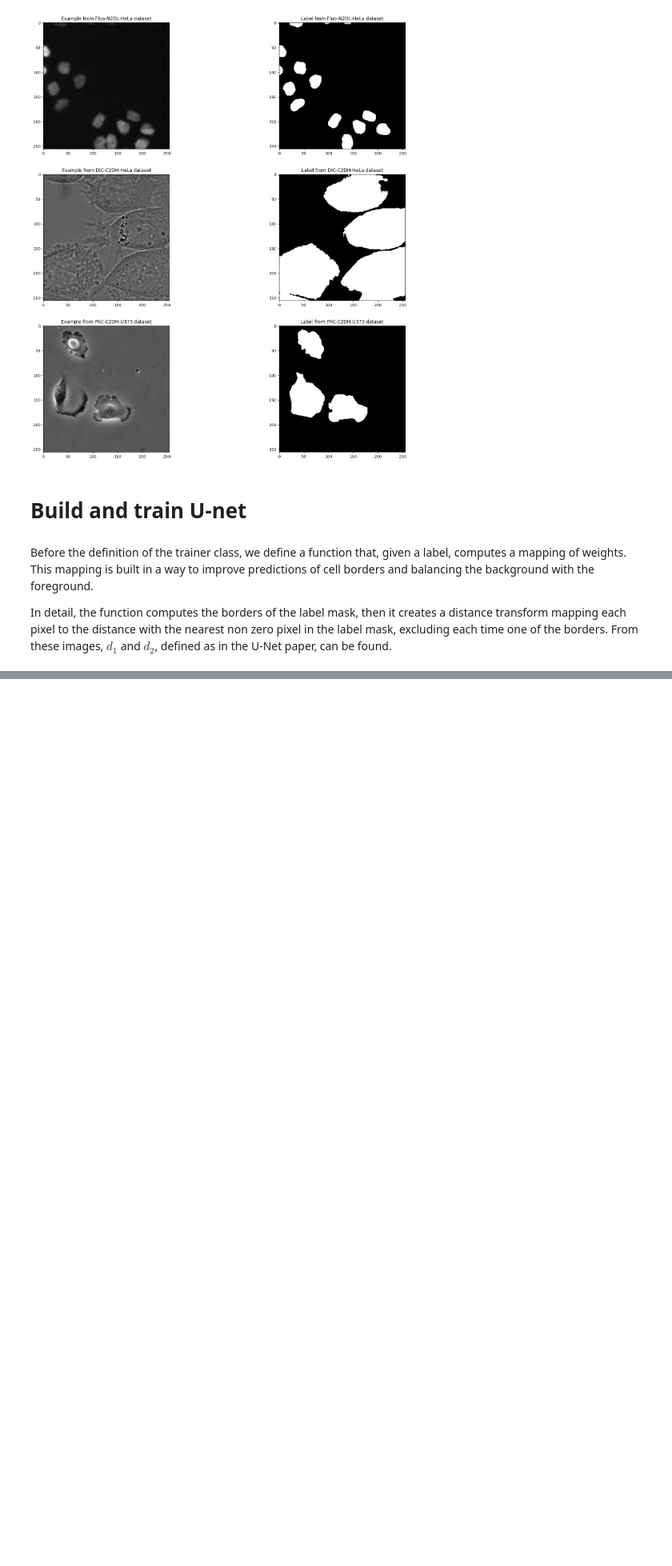
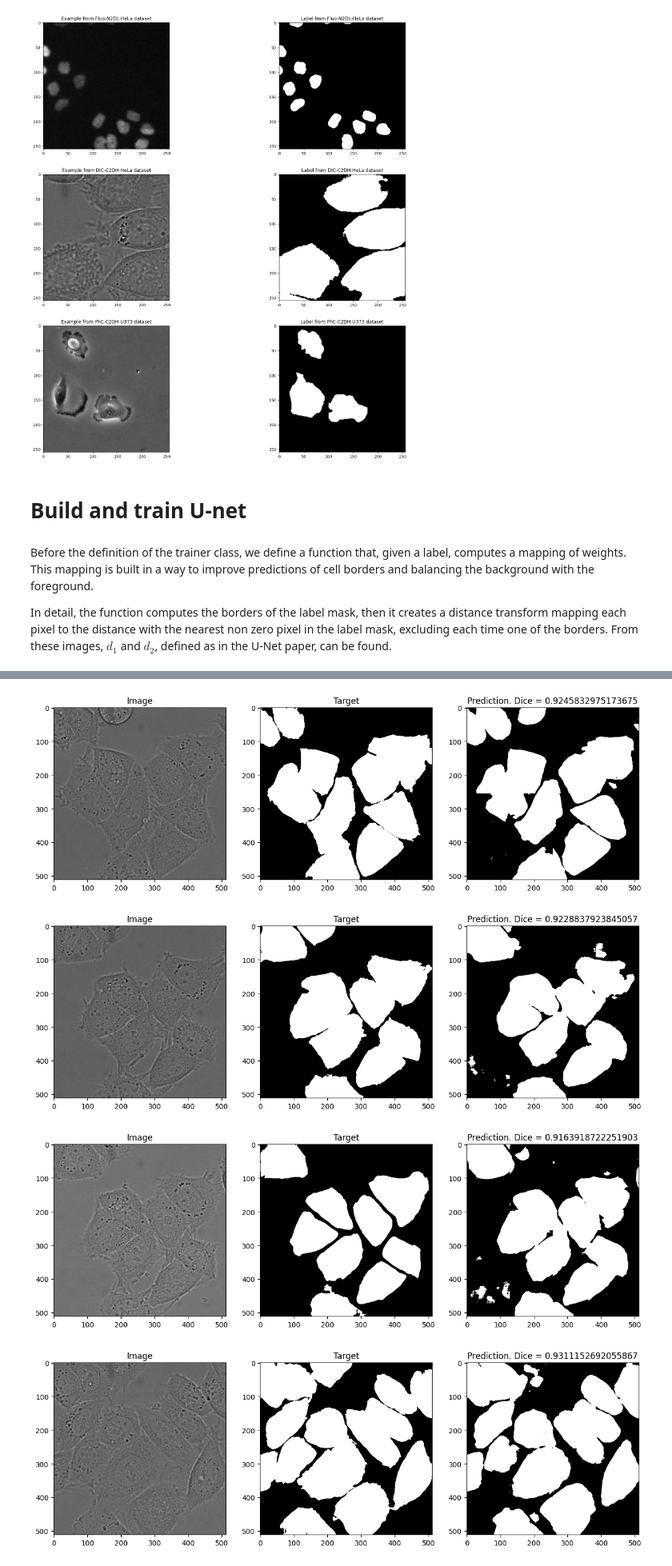
Before and after one commit to mattia01017/CNN-cell-segmentation, a Jupyter notebook: CNNcellSegm.ipynb, the cells around one changed output, grey strips where cells are left out. Shown at 80% size. Drawn from its saved outputs; the diff is of its cells as text; code cells hidden in the pictures; blank space fills up the shorter version.

Commit message:
Train model on whole DIC-C2DH-HeLa dataset

```diff
--- a/CNNcellSegm.ipynb
+++ b/CNNcellSegm.ipynb
@@ -811,9 +875,9 @@ model_selector = GridSearchCVSelection(
       "hidden_layers": [3,5,7],
       "first_hidden_dim": [32,64],
       "kernel_size": [3],
-      "skip_mode": ["concat", "add"],
-      "upsampling_mode": ["transpose", "interpolate"],
-      "dropout": [0, .5],
+      "skip_mode": ["add", "concat"],
+      "upsampling_mode": ["interpolate", "transpose"],
+      "dropout": [.5],
     },
     trainer_type=UNetTrainer,
     optimizer_type=optim.Adam,
@@ -823,7 +887,7 @@ model_selector = GridSearchCVSelection(
         "factor": 0.1,
         "patience": 50,
     },
-    loss_type=partial(PixelwiseWeightedLoss, weight_mapper=weight_mapper)
+    loss_type=partial(PixelwiseWeightedLoss, loss_factory=nn.CrossEntropyLoss, weight_mapper=weight_mapper)
 )
 
 best_params, loss = model_selector.run(
@@ -855,5 +919,14 @@ Epoch: [8/20], Total iterations: 120, Current learning rate: 0.001, Training Los
 # %%
-train_dataset, val_dataset = torch.utils.data.random_split(dic_data, [0.8, 0.2])
+full_dic_data = load_datasets(
+    Path("DIC-C2DH-HeLa"),
+    phase="train",
+    patch_size=patch_size,
+    stride=stride,
+    padding=padding,
+    transforms=test_transf,
+)
+
+train_dataset, val_dataset = torch.utils.data.random_split(full_dic_data, [0.8, 0.2])
 train_loader = DataLoader(
     dataset=train_dataset,
     batch_size=batch_size,
@@ -867,4 +940,4 @@ val_loader = DataLoader(
     collate_fn=collate
 )
 
-trainer = model_selector.train_best_model(50, train_loader, val_loader)
+trainer = model_selector.train_best_model(20, train_loader, val_loader)
@@ -940,0 +962,27 @@ for test_ds in test_datasets:
+# %%
+def Dice(pred, gt):
+    numerator = 2 * np.sum(pred * gt, axis = (1,2))
+    denominator = np.sum(pred, axis = (1,2)) + np.sum(gt, axis = (1,2))
+    return np.mean(numerator / denominator)
+
+test_datasets = [load_datasets(Path("DIC-C2DH-HeLa"),
+                              phase="test",
+                              n=1,
+                              seed=i,
+                              patch_size=patch_size,
+                              stride=stride,
+                              padding=padding,
+                              transforms=test_transf) for i in range(5)]
+
+for test_ds in test_datasets:
+  output, val = trainer.model.predict(test_ds, Dice)
+  _, ax = plt.subplots(1, 3, figsize=(15, 5))
+  plot_img(ax[0], test_ds.image, title="Image")
+  plot_img(ax[1], test_ds.label > 0, title="Target")
+  plot_img(ax[2], (output > 0).astype(int), title=f"Prediction. Dice = {val}")
+  plt.show()
+# %% [output]
+[figure, added]
+[figure, added]
+[figure, added]
+[figure, added]
```
Also changed, not shown: parts of 8 cells of this notebook.
